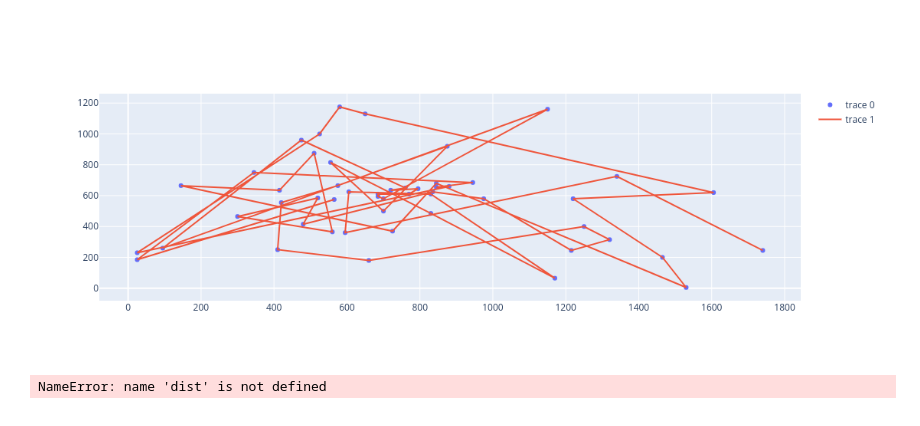
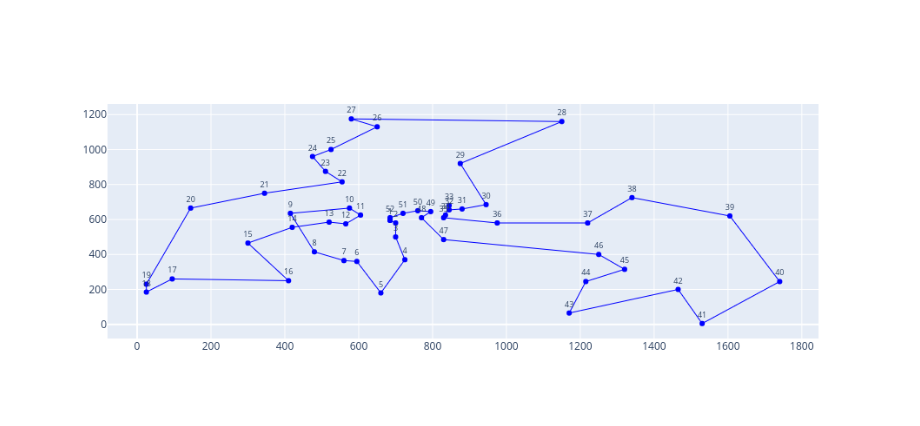
Before and after one commit to maicondallg/ACO, a Jupyter notebook: Untitled.ipynb, the cells around one changed output. Drawn from its saved outputs; the diff is of its cells as text; code cells hidden in the pictures.

```diff
--- a/Untitled.ipynb
+++ b/Untitled.ipynb
@@ -78,0 +17,2 @@ fig.show()
+# %%
+formigas = [x['formiga'] for x in historico]
@@ -83,7 +24,0 @@ ValueError: If using all scalar values, you must pass an index
-# %%
-fig = go.Figure(layout={'width':800})
-fig.add_trace(go.Scatter(x=data[:,0], y=data[:,1], mode='markers'))
-fig.add_trace(go.Scatter(x=data[:,0], y=data[:,1], mode='lines'))
-fig.show()
-# %% [output]
-[figure, removed]
@@ -194,5 +24,0 @@ cidade = Cidade(dados=data, alfa=1, beta=5, Q=100, p=0.5, t0=10**-6, b=5)
-# %%
-cidade.adc_formigas(52)
-cidade.calcula_visibilidade()
-# %% [output]
-NameError: name 'dist' is not defined
@@ -205,0 +25,48 @@ for i in range(data.shape[0]):
+# %%
+def traca_caminhos(formiga, data):
+    caminhos = np.zeros((formiga.shape[0]+1, 2))
+    i = 0
+    for index, index2 in zip(np.argsort(formiga), np.argsort(formiga)[1:]):
+        caminhos[i] = data[index]
+        i+= 1
+
+    index = index2
+    index2 = np.argsort(formiga)[0]
+    caminhos[i] = data[index]
+
+    caminhos[i+1] = data[index2]
+
+    return caminhos
+# %%
+caminhos = traca_caminhos(formigas[0], data)
+caminhos2 = traca_caminhos(formigas[-1], data)
+# %%
+fig = go.Figure()
+# fig.add_trace(
+# go.Scatter(
+#     x=caminhos[:,0], y=caminhos[:,1],
+#     line=dict(width=1, color='#FF0000'),
+#     hoverinfo='none',
+#     text = [str(i) for i in range(1, caminhos2.shape[0])],
+#     mode="lines+markers+text",
+#     textposition="top center",
+#     textfont=dict(size=9)
+# )
+# )
+
+fig.add_trace(
+go.Scatter(
+    x=caminhos2[:,0], y=caminhos2[:,1],
+    line=dict(width=1, color='#0000FF'),
+    hoverinfo='none',
+    text = [str(i) for i in range(1, caminhos2.shape[0])],
+    mode="lines+markers+text",
+    textposition="top center",
+    textfont=dict(size=9)
+)
+)
+
+fig.write_image('Img.pdf')
+fig.show()
+# %% [output]
+[figure, added]
```
Also changed, not shown: parts of 17 cells of this notebook, 15 other files.
